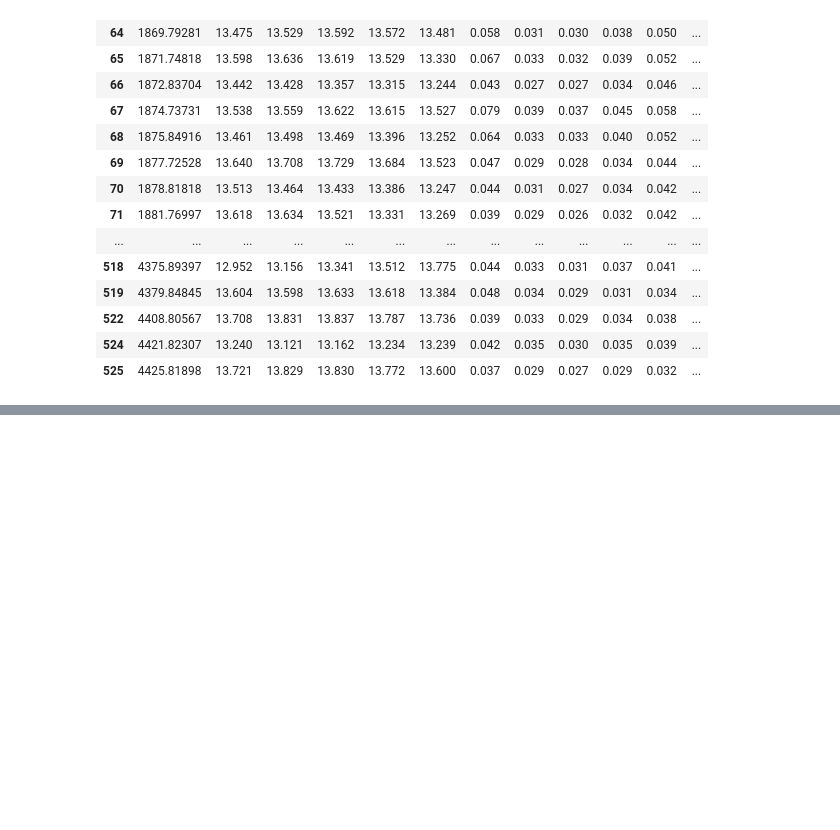
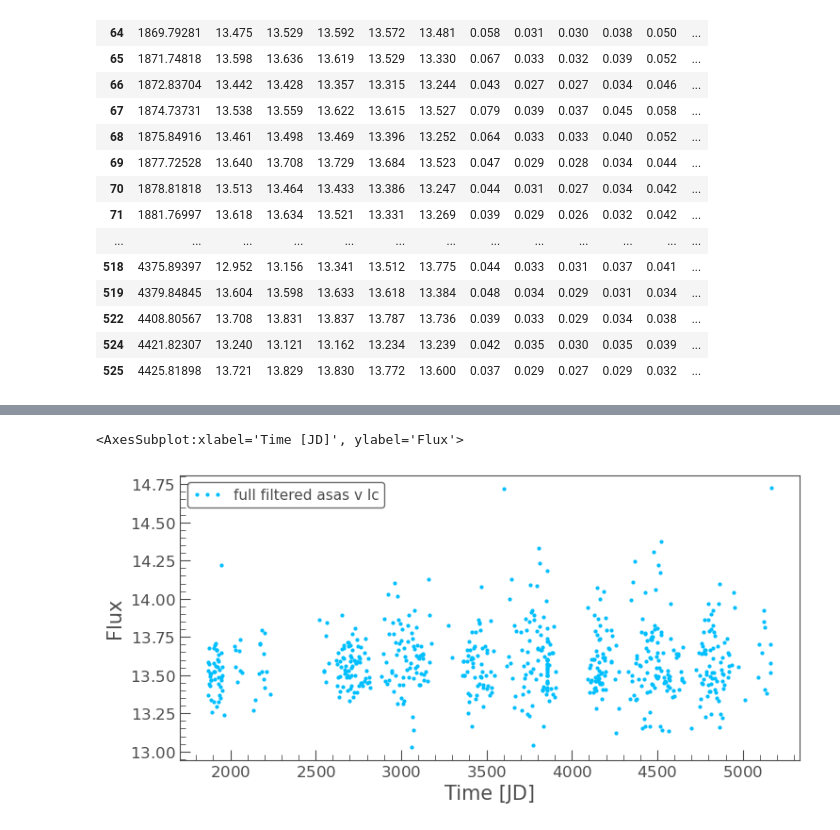
Before and after one commit to ASainio/ASASSN-21qj, a Jupyter notebook: BLS_ASAS_V.ipynb, the cells around one changed output, grey strips where cells are left out. Drawn from its saved outputs; the diff is of its cells as text; code cells hidden in the pictures; blank space fills up the shorter version.

```diff
--- a/BLS_ASAS_V.ipynb
+++ b/BLS_ASAS_V.ipynb
@@ -313,0 +295,5 @@ Suggestive periods below for ASAS V:
+# %%
+lc.plot(linewidth = 0, marker = 'o',color = 'deepskyblue', alpha = 1, label = 'full filtered asas v lc')
+# %% [output]
+<AxesSubplot:xlabel='Time [JD]', ylabel='Flux'>
+[figure, added]
```
Also changed, not shown: parts of 11 cells of this notebook.
